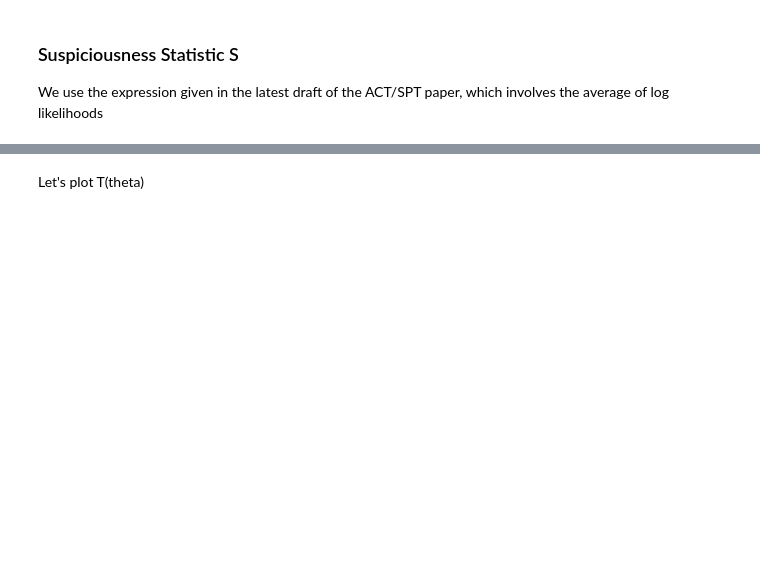
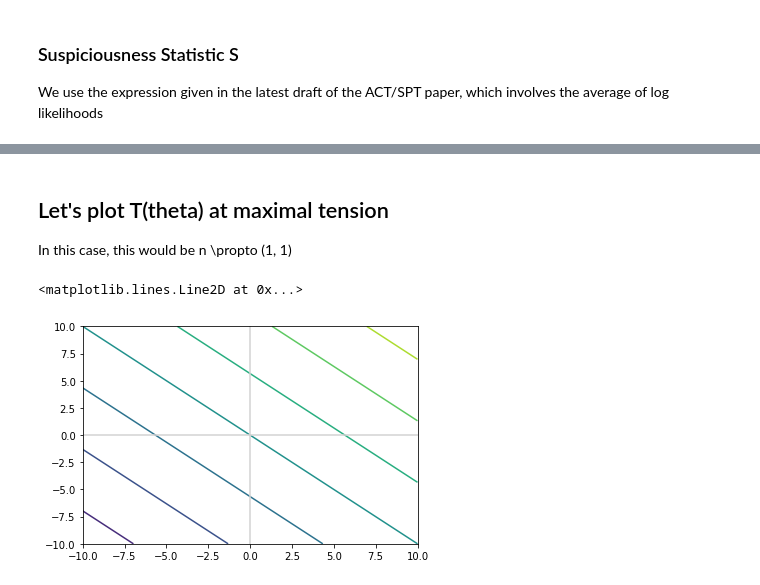
Before and after one commit to yijerjer/quantifying_tension, a Jupyter notebook: 01_tension_coordinate.ipynb, the cells around one changed output, grey strips where cells are left out. Saved outputs shown, nothing was run; the diff lists cells and outputs as text; code cells hidden in the pictures; blank space fills up the shorter version.

```diff
--- a/01_tension_coordinate.ipynb
+++ b/01_tension_coordinate.ipynb
@@ -323,2 +286,20 @@ Text(0.5, 1.0, 'Marginalised pdf at max log S, theta = 2.348 rad')
-# %% [markdown]
-Let's plot T(theta)
+# %% [markdown]
+## Let's plot T(theta) at maximal tension
+In this case, this would be n \propto (1, 1)
+# %%
+max_n = np.array([1/np.sqrt(2), 1/np.sqrt(2)])
+
+x = np.linspace(-10, 10, 100)
+y = np.linspace(-10, 10, 100)
+grid_x, grid_y = np.meshgrid(x, y)
+xy = np.concatenate((np.reshape(grid_x, (1, -1)), np.reshape(grid_y, (1, -1))), axis=0)
+xy = np.transpose(xy)
+z = np.matmul(xy, max_n)
+grid_z = np.reshape(z, grid_x.shape)
+# %%
+plt.contour(grid_x, grid_y, grid_z)
+plt.axvline(0, color='lightgrey')
+plt.axhline(0, color='lightgrey')
+# %% [output]
+<matplotlib.lines.Line2D at 0x...>
+[figure, added]
```
Also changed, not shown: parts of 7 cells of this notebook, 4 other files.
